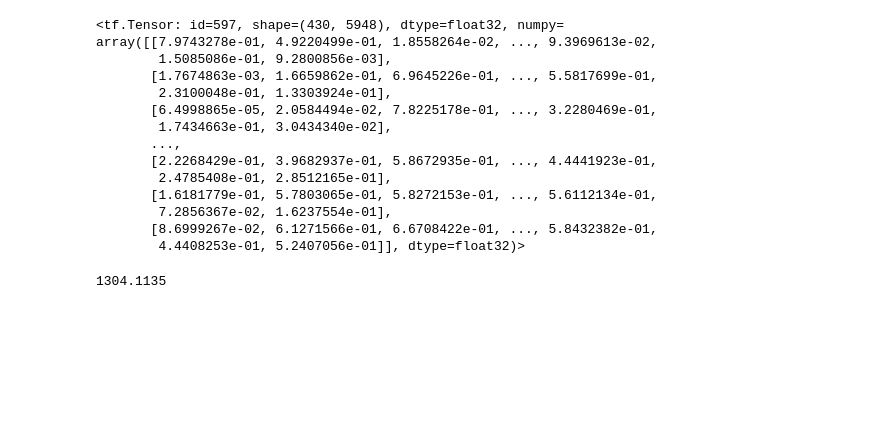
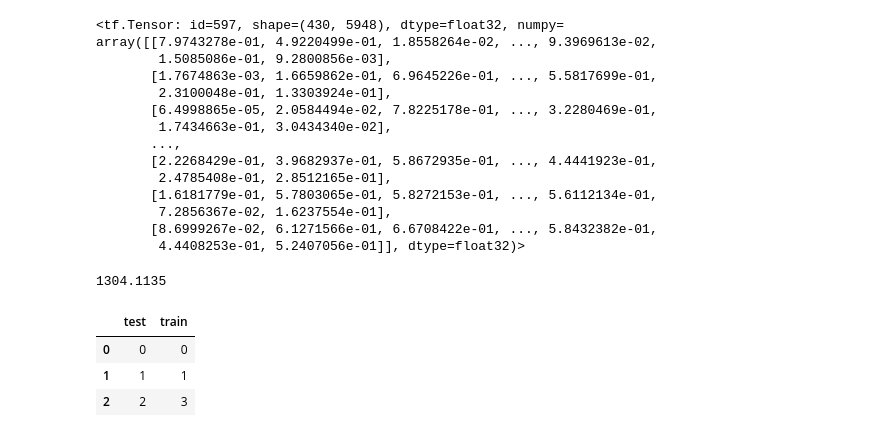
Before and after one commit to scespinoza/sc-autoencoders, a Jupyter notebook: Untitled.ipynb, the cells around one changed output. Saved outputs shown, nothing was run; the diff lists cells and outputs as text; code cells hidden in the pictures; blank space fills up the shorter version.

```diff
--- a/Untitled.ipynb
+++ b/Untitled.ipynb
@@ -124,3 +124,12 @@ array([[7.9743278e-01, 4.9220499e-01, 1.8558264e-02, ..., 9.3969613e-02,
 sum(model.losses).numpy()
 # %% [output]
 1304.1135
+# %%
+import pandas as pd
+
+pd.DataFrame.from_dict({'test': [0, 1, 2], 'train': [0, 1, 3]})
+# %% [output]
+|  | test | train |
+| 0 | 0 | 0 |
+| 1 | 1 | 1 |
+| 2 | 2 | 3 |
```
Also changed, not shown: 1 other file.
